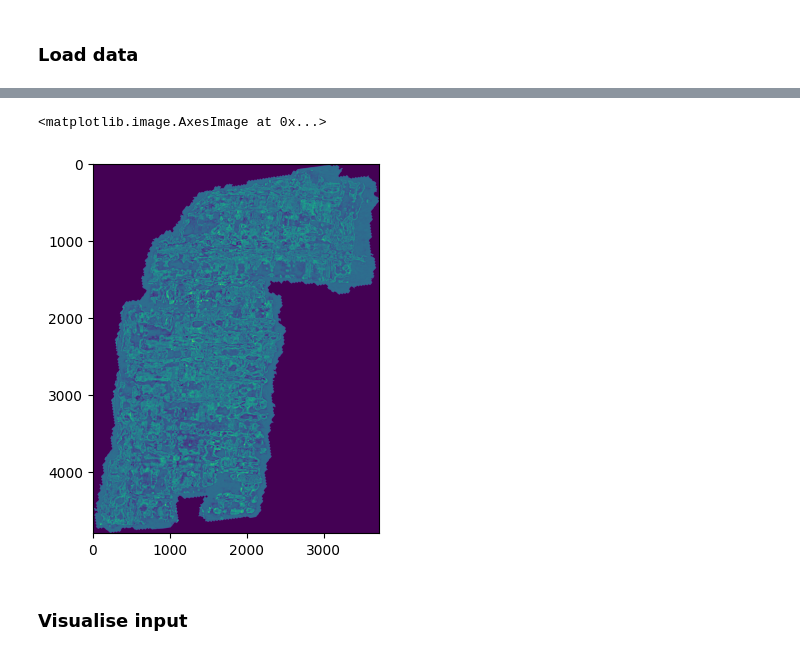
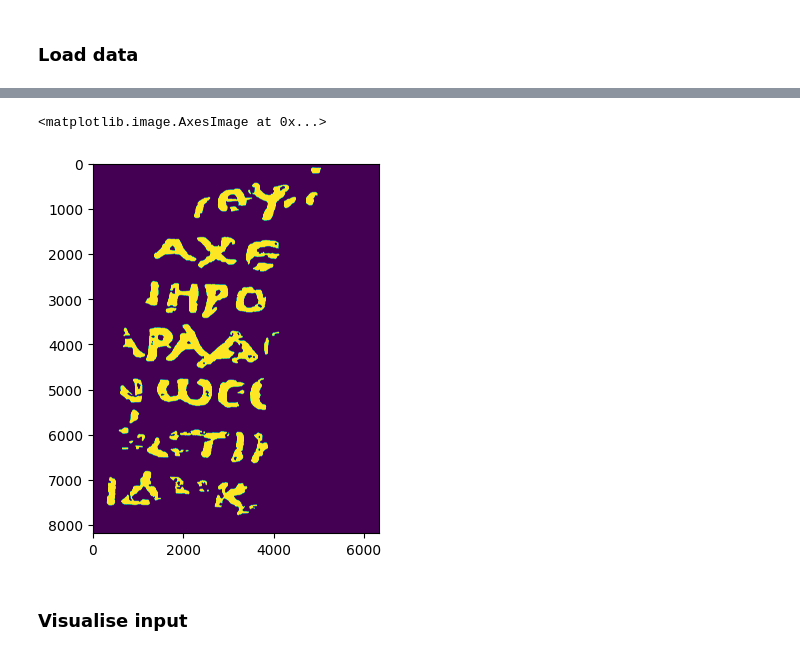
Before and after one commit to fummicc1/kaggle-ink-detection, a Jupyter notebook: 3d-resnet-train.ipynb, the cells around one changed output, grey strips where cells are left out. Drawn from its saved outputs; the diff is of its cells as text; code cells hidden in the pictures.

```diff
--- a/3d-resnet-train.ipynb
+++ b/3d-resnet-train.ipynb
@@ -81,6 +85,7 @@ COMP_DATASET_PATH = "/home/fummicc1/codes/competitions/kaggle-ink-detection/"
 ### Load data
 # %%
 def resize(img):
+    return img
     current_height, current_width = img.shape[:2]
     aspect_ratio = current_width / current_height
     new_height = RESIZE_HEIGHT
@@ -91,12 +96,12 @@ def resize(img):
     return img
 # %%
 def load_mask(split, index):
-    img = cv2.imread(f"{DATA_DIR}/{split}/{index}/mask.png", 0) // 255
+    img = cv2.imread(f"{CFG.DATA_DIR}/{split}/{index}/mask.png", 0) // 255
     img = resize(img)
     return img
 
 def load_labels(split, index):
-    img = cv2.imread(f"{DATA_DIR}/{split}/{index}/inklabels.png", 0) // 255
+    img = cv2.imread(f"{CFG.DATA_DIR}/{split}/{index}/inklabels.png", 0) // 255
     img = resize(img)
     return img
 # %%
@@ -116,11 +123,11 @@ def read_image(mode, fragment_id):
     idxs = range(start, end)
 
     for i in tqdm(idxs):
-        image = cv2.imread(COMP_DATASET_PATH + f"{mode}/{fragment_id}/surface_volume/{i:02}.tif", -1)
+        image = cv2.imread(CFG.COMP_DATASET_PATH + f"{mode}/{fragment_id}/surface_volume/{i:02}.tif", -1)
         # image = cv2.imread(CFG.comp_dataset_path + f"{mode}/{fragment_id}/surface_volume/{i:02}.tif", 0)
 
         # print(image.max())
-        image = resize(image).astype(np.uint16)
+        image = resize(image).astype(np.float32)
         # print(image.max())
 
         # pad0 = (CROP_SIZE - image.shape[0] % CROP_SIZE)
@@ -129,7 +136,7 @@ def read_image(mode, fragment_id):
         # image = np.pad(image, [(0, pad0), (0, pad1)], constant_values=0)
         # print(image.max())
         images.append(image)
-    images = np.stack(images, axis=2, dtype=np.uint16)
+    images = np.stack(images, axis=2, dtype=np.float32)
     # print(images.max())
     return images
 # %%
@@ -196,10 +196,10 @@ def fetch_fragment(id: str, z1=None, z2=None, key: str = "surface_volume"):
         img = FRAGMENTS_ZARR[id][key]
         return img.astype(np.uint8)
 # %%
-plt.imshow(FRAGMENTS_ZARR["1"]["surface_volume"][:,:,0])
+plt.imshow(FRAGMENTS_ZARR["1"]["truth"][:,:])
 # %% [output]
 <matplotlib.image.AxesImage at 0x...>
-[figure, old version]
+[figure, new version]
 # %% [markdown]
 ### Visualise input
 # %%
```
Also changed, not shown: parts of 19 cells of this notebook, 1 other file.
